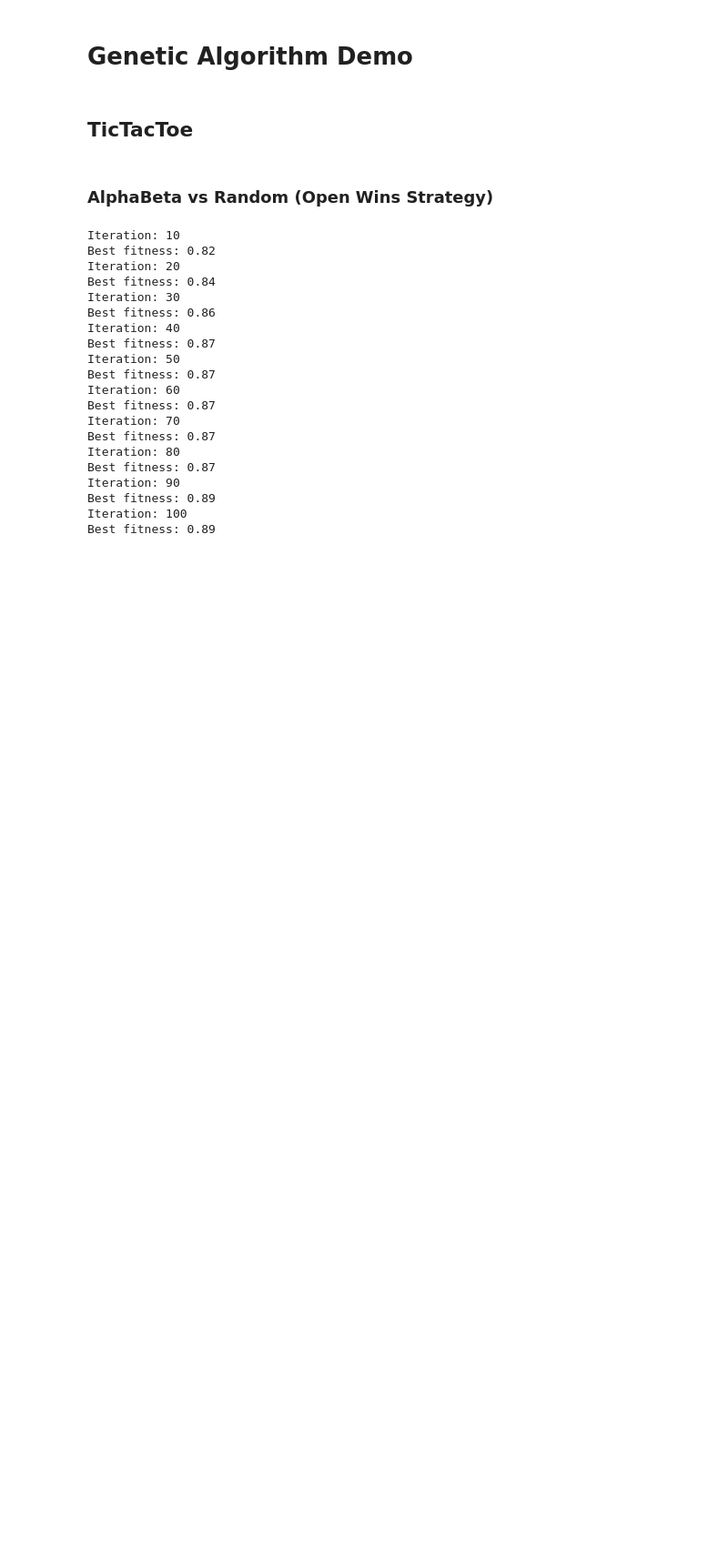
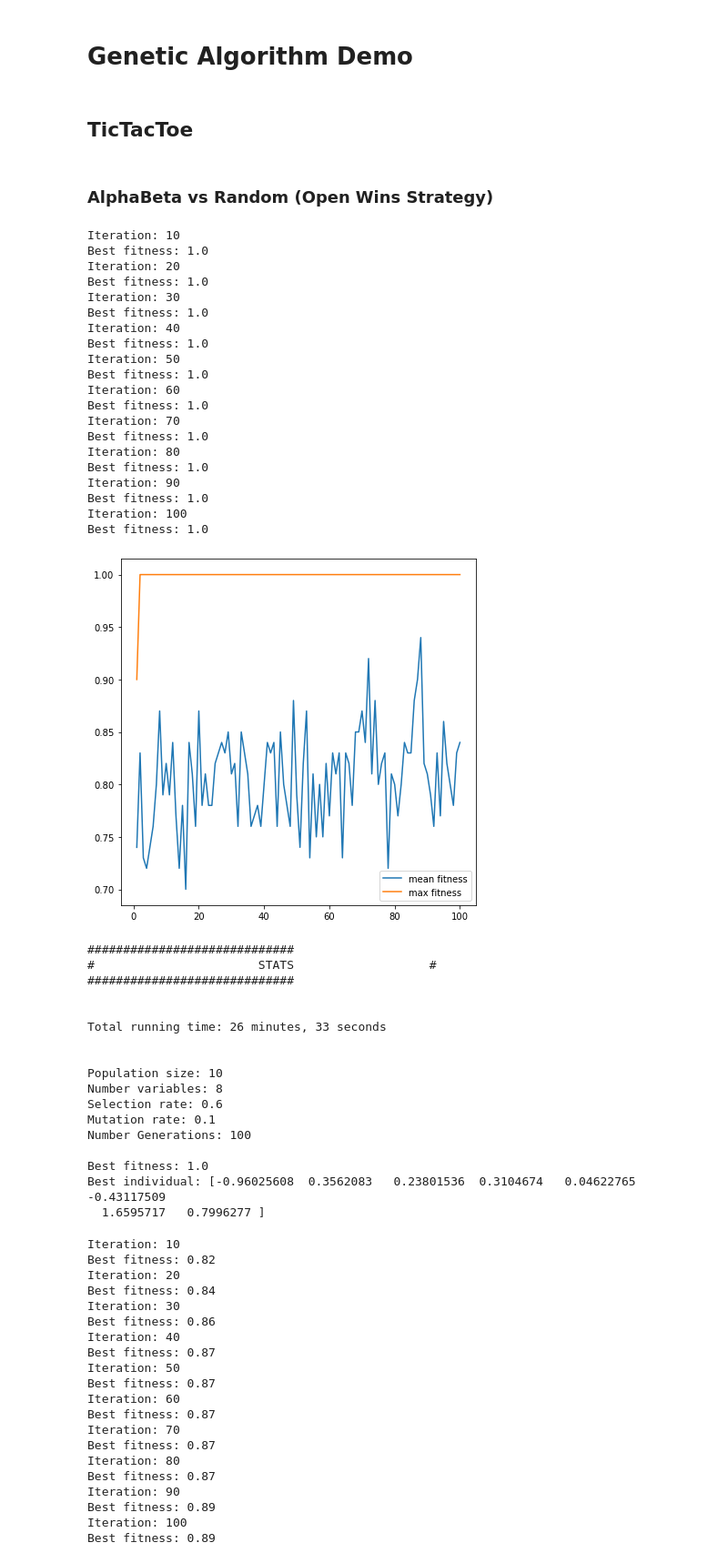
Before and after one commit to Cannedtuna121/9-mens-ab, a Jupyter notebook: GeneticAlgorithmDemo.ipynb, the cells around one changed output. Shown: that part at 91% size. Saved outputs shown, nothing was run; the diff lists cells and outputs as text; code cells hidden in the pictures; blank space fills up the shorter version.

```diff
--- a/GeneticAlgorithmDemo.ipynb
+++ b/GeneticAlgorithmDemo.ipynb
@@ -66,6 +65,51 @@ def run_genetic_algorithm(num_genes, strategy, opp_strategy, opp_weights, episod
     solver.solve()
 # %% [markdown]
 ### AlphaBeta vs Random (Open Wins Strategy)
+# %%
+from ga import run_genetic_algorithm, ttt_fitness_function
+run_genetic_algorithm(fitness_function=ttt_fitness_function,num_genes=8,
+                      strategy='weighted_open_wins',
+                      opp_strategy='random', opp_weights=[],
+                      episodes=10)
+# %% [output]
+Iteration: 10
+Best fitness: 1.0
+Iteration: 20
+Best fitness: 1.0
+Iteration: 30
+Best fitness: 1.0
+Iteration: 40
+Best fitness: 1.0
+Iteration: 50
+Best fitness: 1.0
+Iteration: 60
+Best fitness: 1.0
+Iteration: 70
+Best fitness: 1.0
+Iteration: 80
+Best fitness: 1.0
+Iteration: 90
+Best fitness: 1.0
+Iteration: 100
+Best fitness: 1.0
+[figure, added]
+#############################
+#                       STATS                   #
+#############################
+
+
+Total running time: 26 minutes, 33 seconds
+
+
+Population size: 10
+Number variables: 8
+Selection rate: 0.6
+Mutation rate: 0.1
+Number Generations: 100
+
+Best fitness: 1.0
+Best individual: [-0.96025608  0.3562083   0.23801536  0.3104674   0.04622765 -0.43117509
+  1.6595717   0.7996277 ]
 # %%
 run_genetic_algorithm(8, 'weighted_open_wins', 'random', [], 100)
 # %% [output]
```
Also changed, not shown: parts of 4 cells of this notebook, 3 other files.
